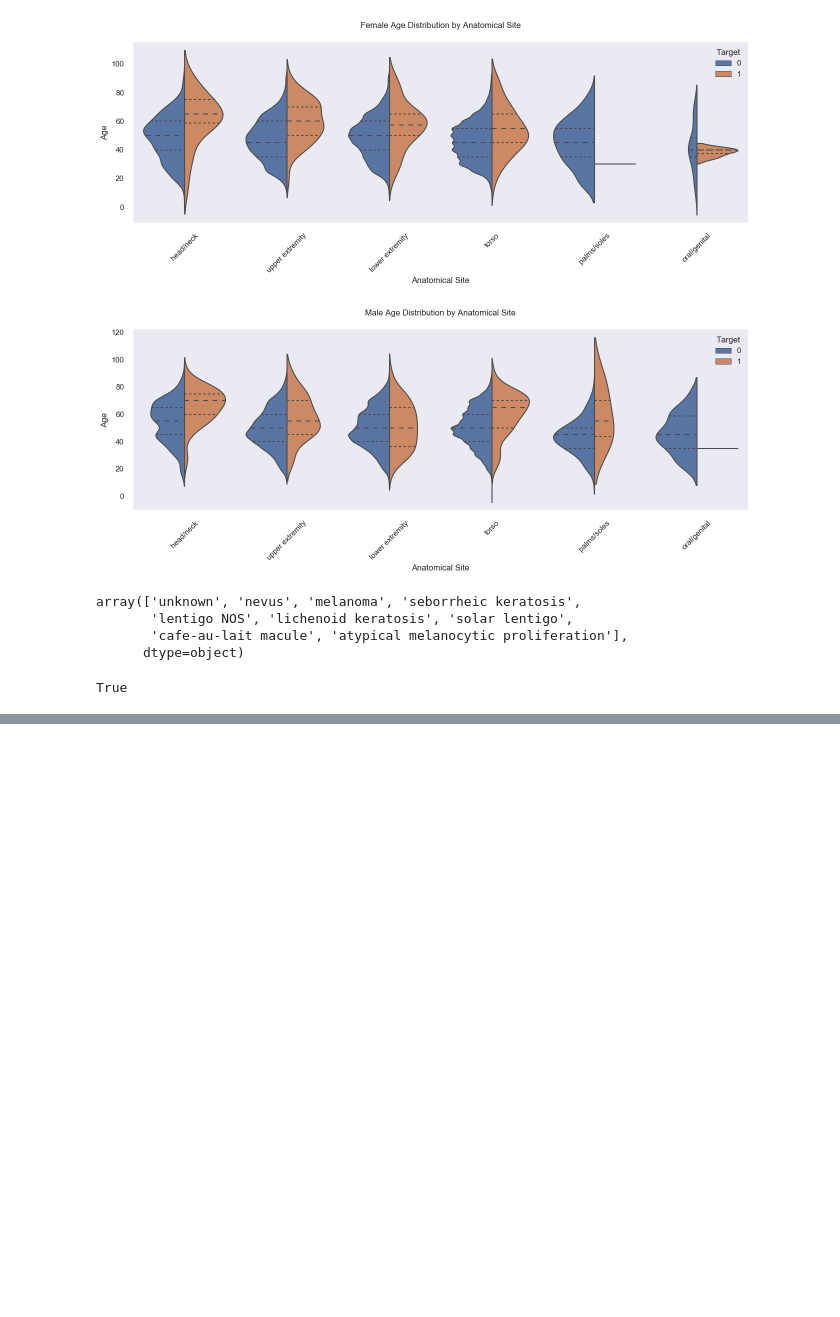
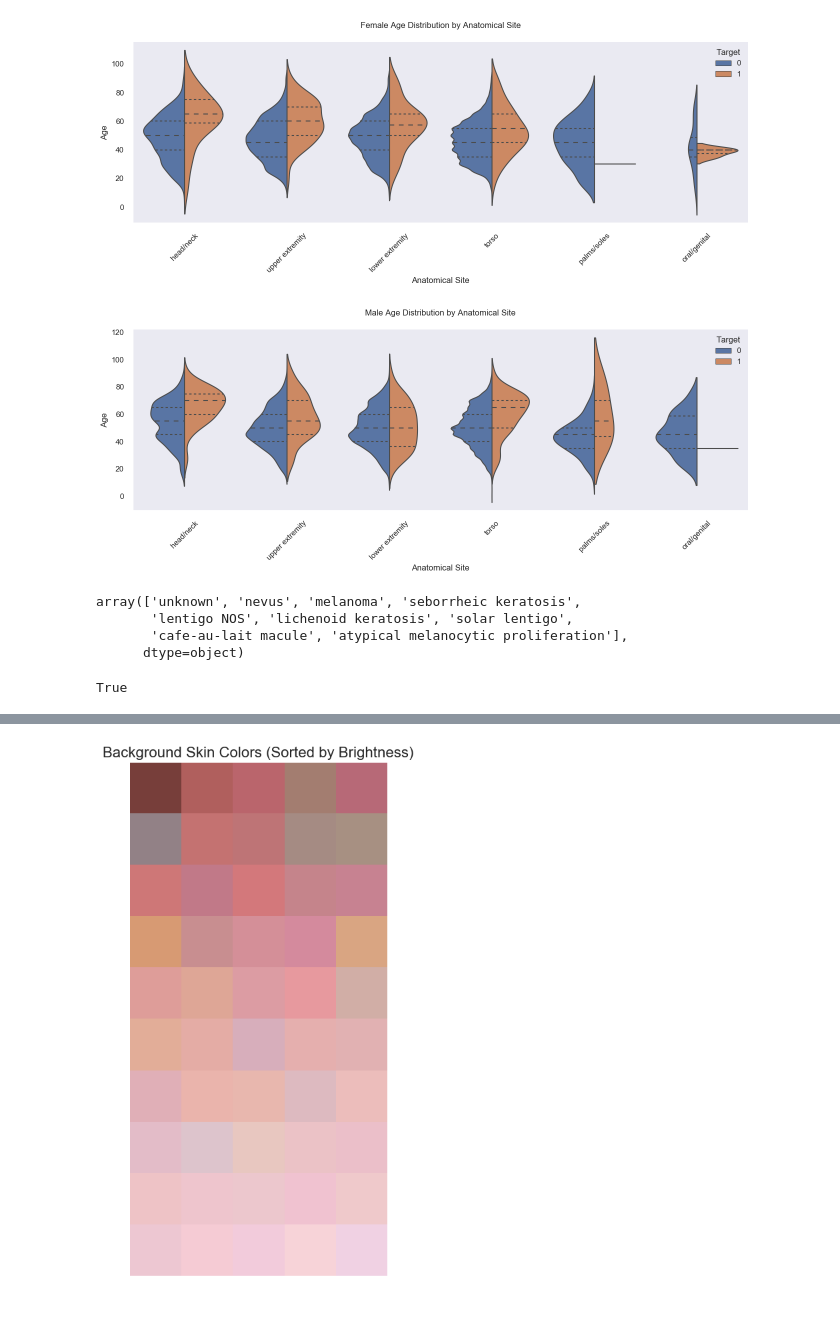
Before and after one commit to phil-mira/AMLSII_24-25, a Jupyter notebook: exploration.ipynb, the cells around one changed output, grey strips where cells are left out. Saved outputs shown, nothing was run; the diff lists cells and outputs as text; code cells hidden in the pictures; blank space fills up the shorter version.

Commit message:
added additional graphs for statistical analysis of datat

```diff
--- a/exploration.ipynb
+++ b/exploration.ipynb
@@ -179,0 +257,28 @@ True
+# %%
+import numpy as np
+
+import matplotlib.pyplot as plt
+
+# Reshape to 10x5 grid for better visualization (50 colors total)
+n_rows, n_cols = 10, 5
+colors_reshaped = sorted_colors.reshape(n_rows, n_cols, 3)
+
+# Create a figure to display the colors
+plt.figure(figsize=(5, 10))
+
+# Create an image from the colors
+img = np.zeros((n_rows*50, n_cols*50, 3), dtype=np.uint8)
+
+# Fill the image with the colors
+for i in range(n_rows):
+    for j in range(n_cols):
+        img[i*50:(i+1)*50, j*50:(j+1)*50, :] = colors_reshaped[i, j]
+
+# Display the image
+plt.imshow(img)
+plt.title('Background Skin Colors (Sorted by Brightness)')
+plt.axis('off')
+plt.tight_layout()
+plt.show()
+# %% [output]
+[figure, added]
```
Also changed, not shown: parts of 6 cells of this notebook.
